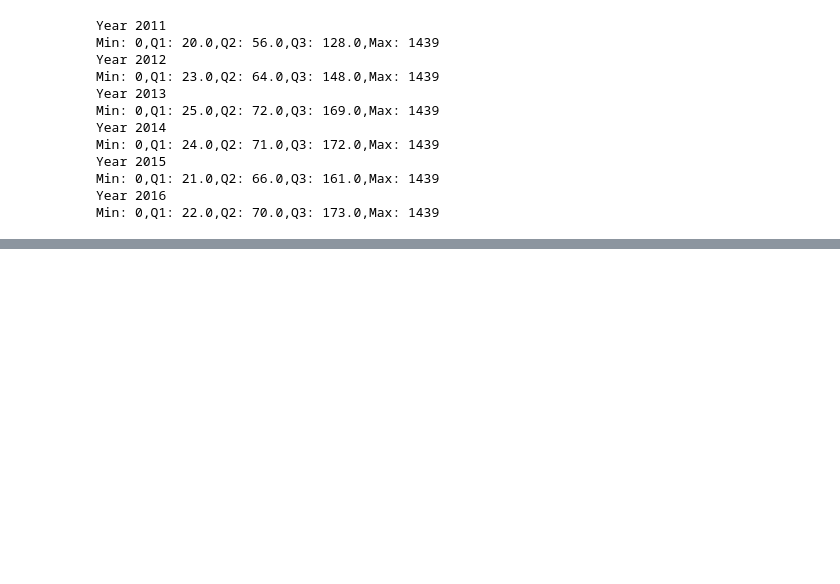
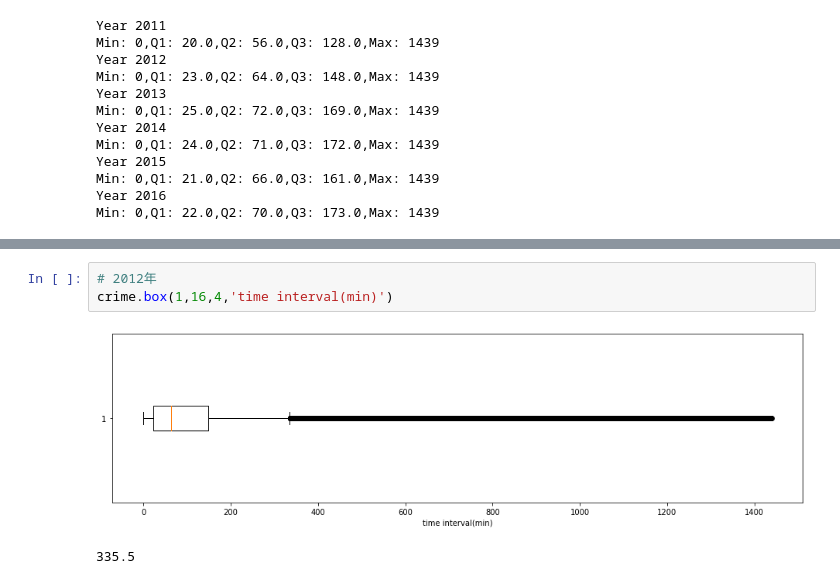
Before and after one commit to Wchoward/DataMiningClass, a Jupyter notebook: oakland_crime.ipynb, the cells around one changed output, grey strips where cells are left out. Drawn from its saved outputs; the diff is of its cells as text; blank space fills up the shorter version.

```diff
--- a/oakland_crime.ipynb
+++ b/oakland_crime.ipynb
@@ -181,0 +192,6 @@ Min: 0,Q1: 22.0,Q2: 70.0,Q3: 173.0,Max: 1439
+# %%
+# 2012年
+crime.box(1,16,4,'time interval(min)')
+# %% [output]
+[figure, added]
+335.5
```
Also changed, not shown: parts of 14 cells of this notebook.
